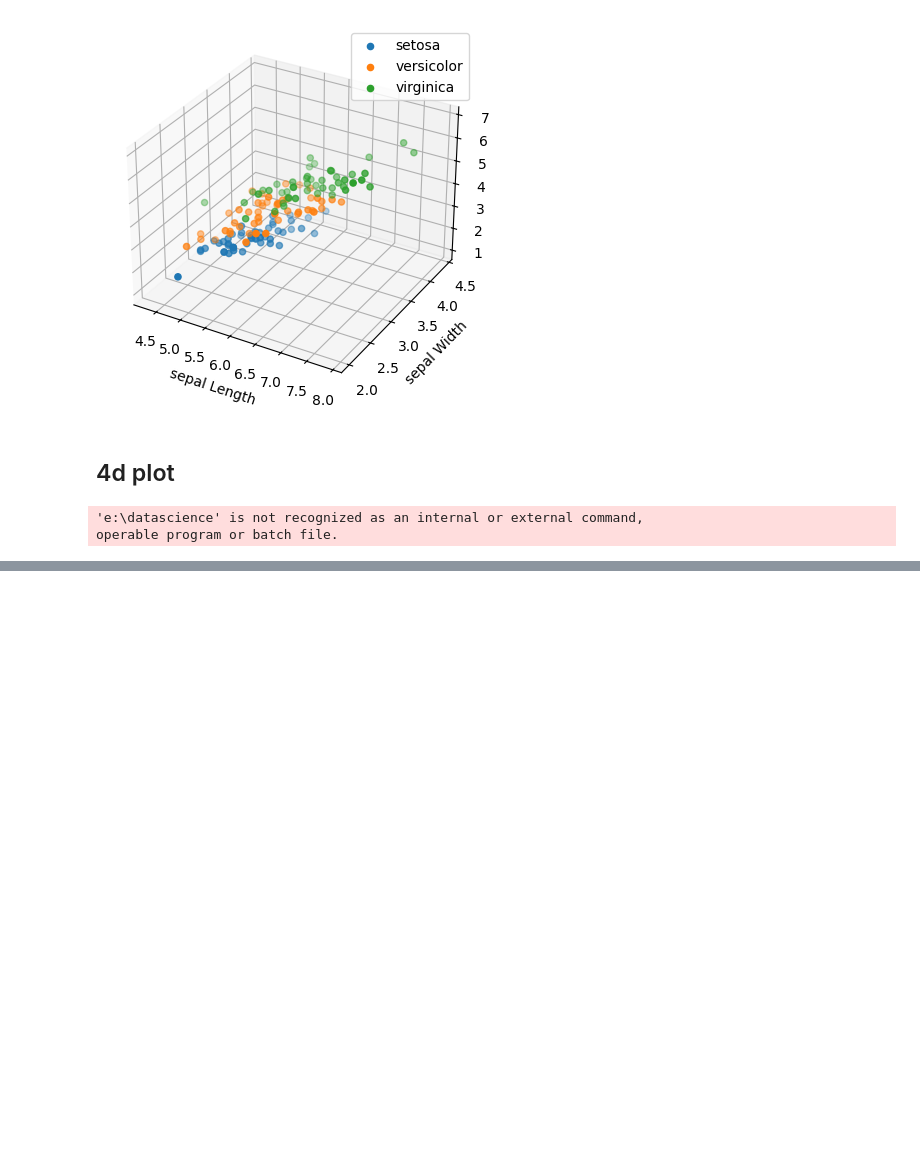
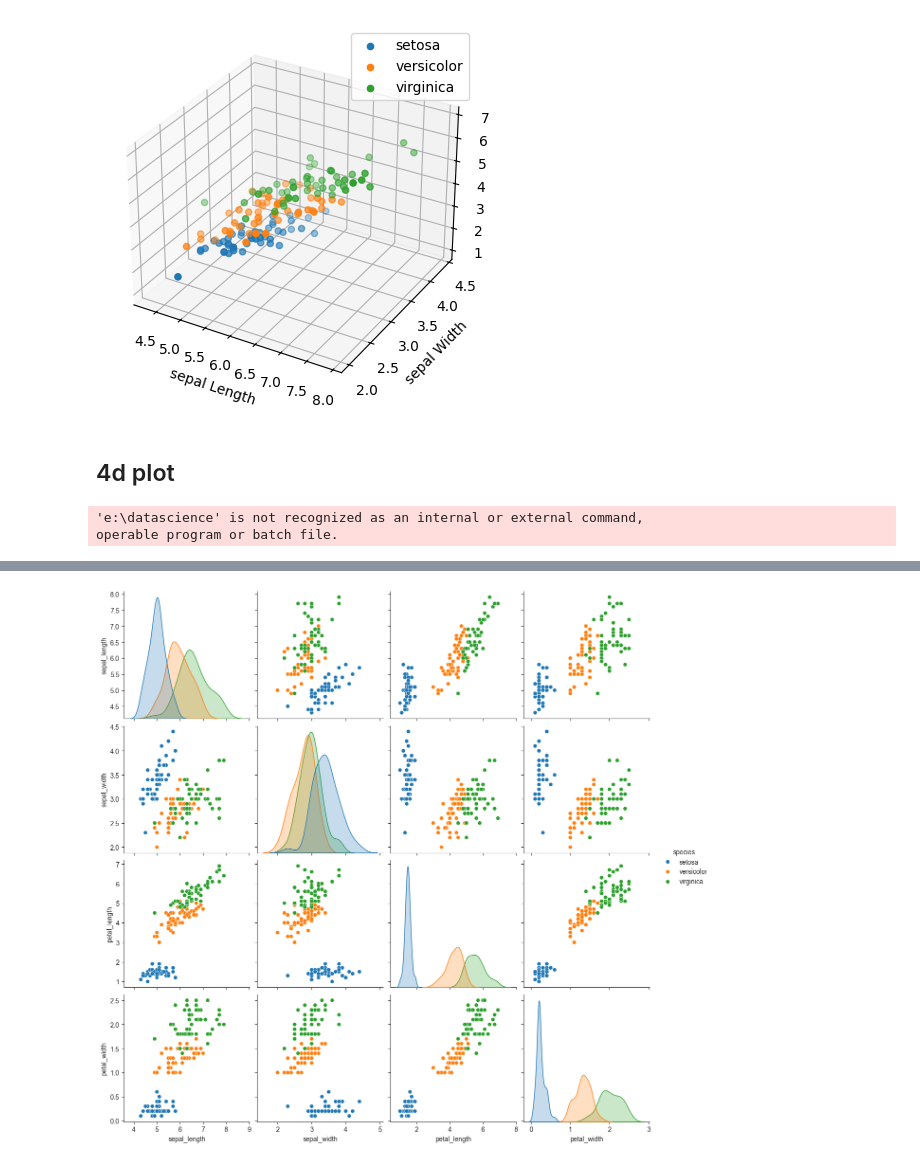
Before and after one commit to Subodhoraw/datascience, a Jupyter notebook: medical data analysis/notebooks/irisdatasetclass.ipynb, the cells around one changed output, grey strips where cells are left out. Drawn from its saved outputs; the diff is of its cells as text; code cells hidden in the pictures; blank space fills up the shorter version.

```diff
--- a/medical data analysis/notebooks/irisdatasetclass.ipynb
+++ b/medical data analysis/notebooks/irisdatasetclass.ipynb
@@ -114,0 +129,8 @@ $ pip install numpy
+# %%
+plt.close()
+sns.set_style("ticks")
+sns.pairplot(iris,hue ="species",size =3 )
+plt.grid()
+plt.show()
+# %% [output]
+[figure, added]
```
Also changed, not shown: parts of 13 cells of this notebook.
